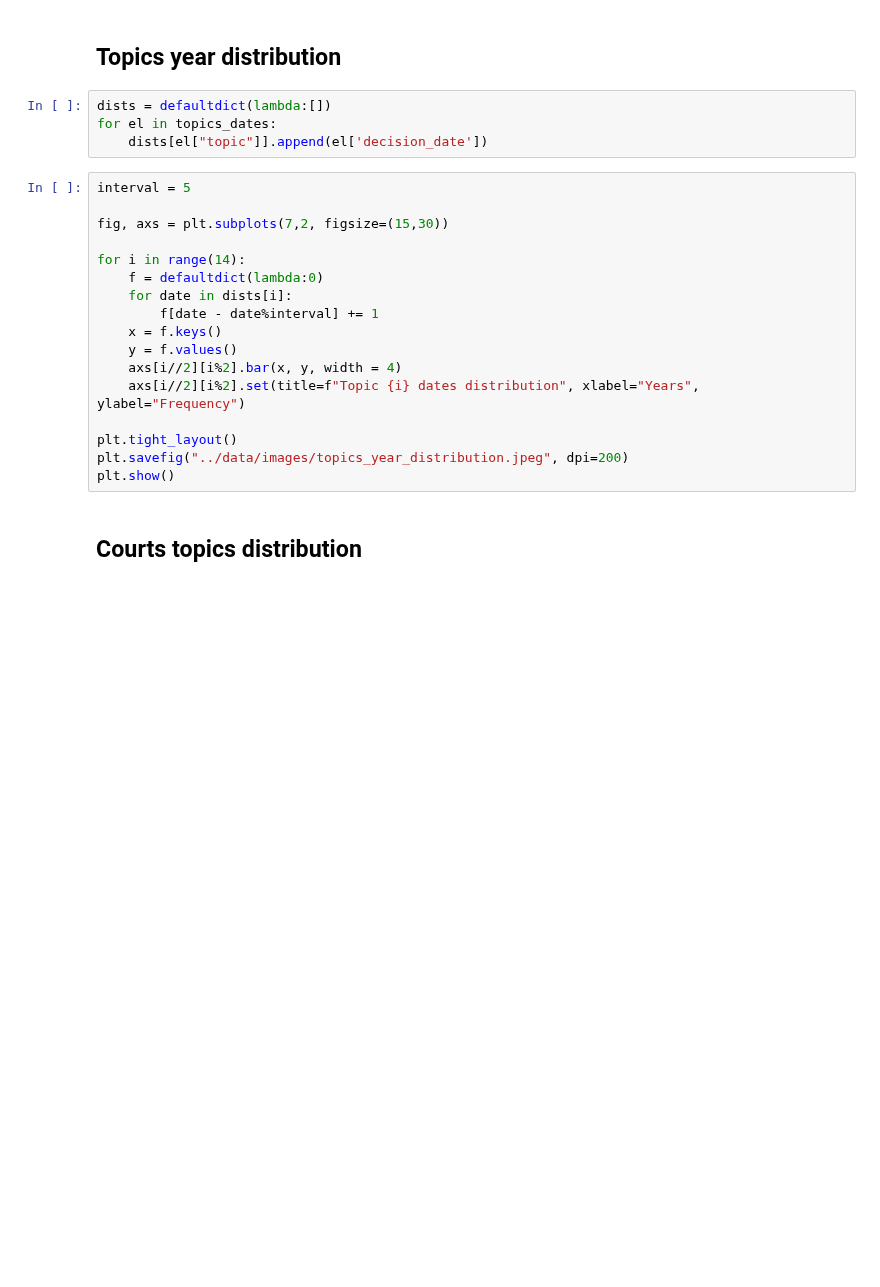
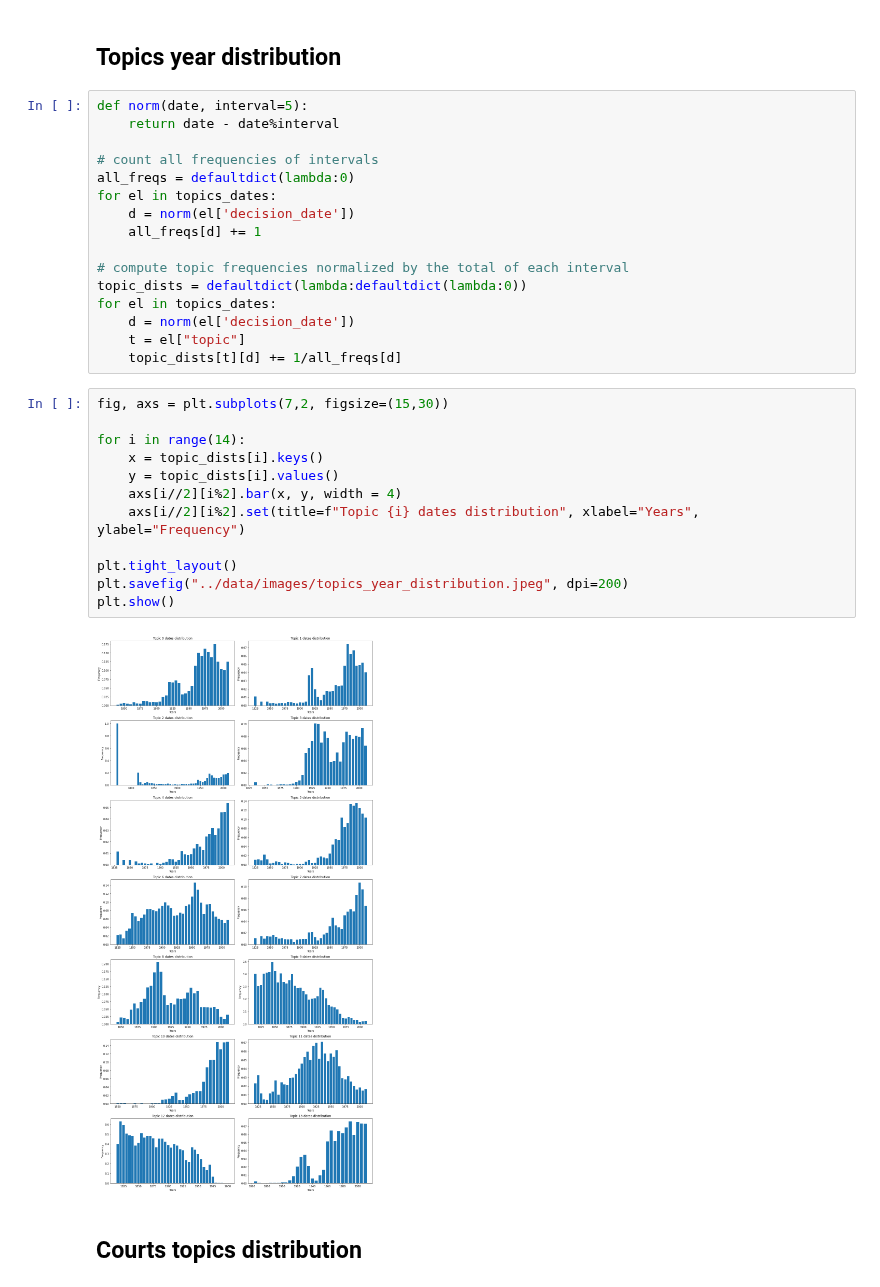
Before and after one commit to tomfran/caselaw-temporal-analysis, a Jupyter notebook: notebooks/05_5_topics_study.ipynb, the cells around one changed output. Drawn from its saved outputs; the diff is of its cells as text; blank space fills up the shorter version.

Commit message:
Added normalization to topic study

```diff
--- a/notebooks/05_5_topics_study.ipynb
+++ b/notebooks/05_5_topics_study.ipynb
@@ -12,27 +12,36 @@ from src.dataset import Dataset
 topics_dates = Dataset().load_dataset(year=None, fields={"topic", "decision_date"})
 # %% [markdown]
 ## Topics year distribution
-# %%
-dists = defaultdict(lambda:[])
-for el in topics_dates:
-    dists[el["topic"]].append(el['decision_date'])
+# %%
+def norm(date, interval=5):
+    return date - date%interval
+
+# count all frequencies of intervals
+all_freqs = defaultdict(lambda:0)
+for el in topics_dates:
+    d = norm(el['decision_date'])
+    all_freqs[d] += 1
+
+# compute topic frequencies normalized by the total of each interval
+topic_dists = defaultdict(lambda:defaultdict(lambda:0))
+for el in topics_dates:
+    d = norm(el['decision_date'])
+    t = el["topic"]
+    topic_dists[t][d] += 1/all_freqs[d]
 # %%
-interval = 5
-
 fig, axs = plt.subplots(7,2, figsize=(15,30))
 
 for i in range(14):
-    f = defaultdict(lambda:0)
-    for date in dists[i]:
-        f[date - date%interval] += 1
-    x = f.keys()
-    y = f.values()
+    x = topic_dists[i].keys()
+    y = topic_dists[i].values()
     axs[i//2][i%2].bar(x, y, width = 4)
     axs[i//2][i%2].set(title=f"Topic {i} dates distribution", xlabel="Years", ylabel="Frequency")
 
 plt.tight_layout()
 plt.savefig("../data/images/topics_year_distribution.jpeg", dpi=200)
 plt.show()
+# %% [output]
+[figure, added]
 # %% [markdown]
 ## Courts topics distribution
 # %%
```
Also changed, not shown: parts of 3 cells of this notebook.
